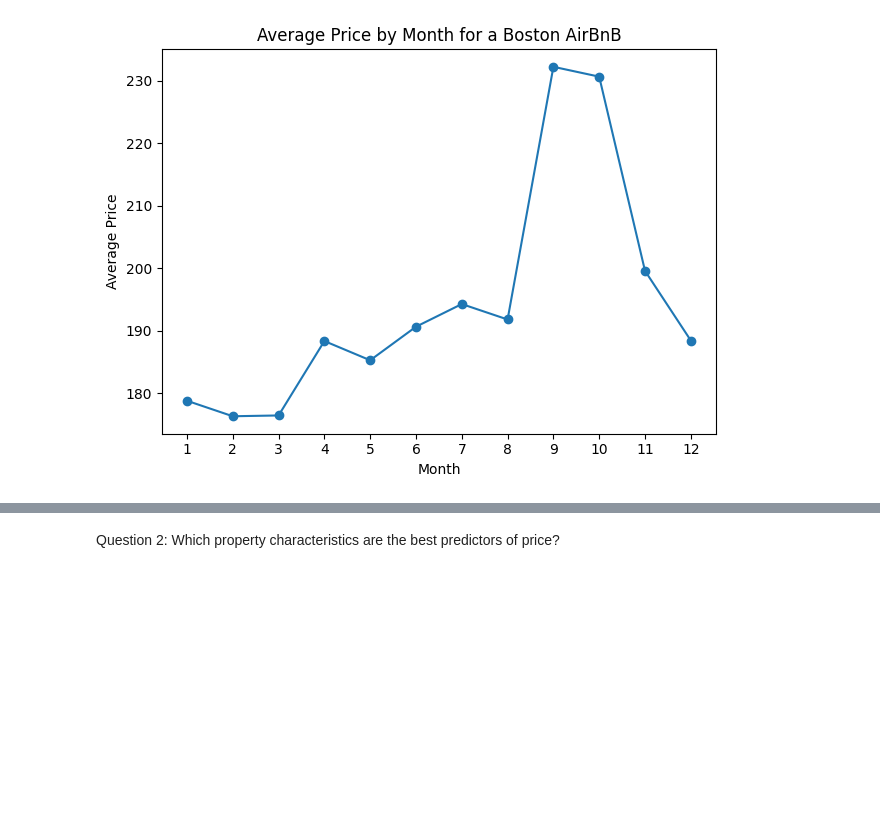
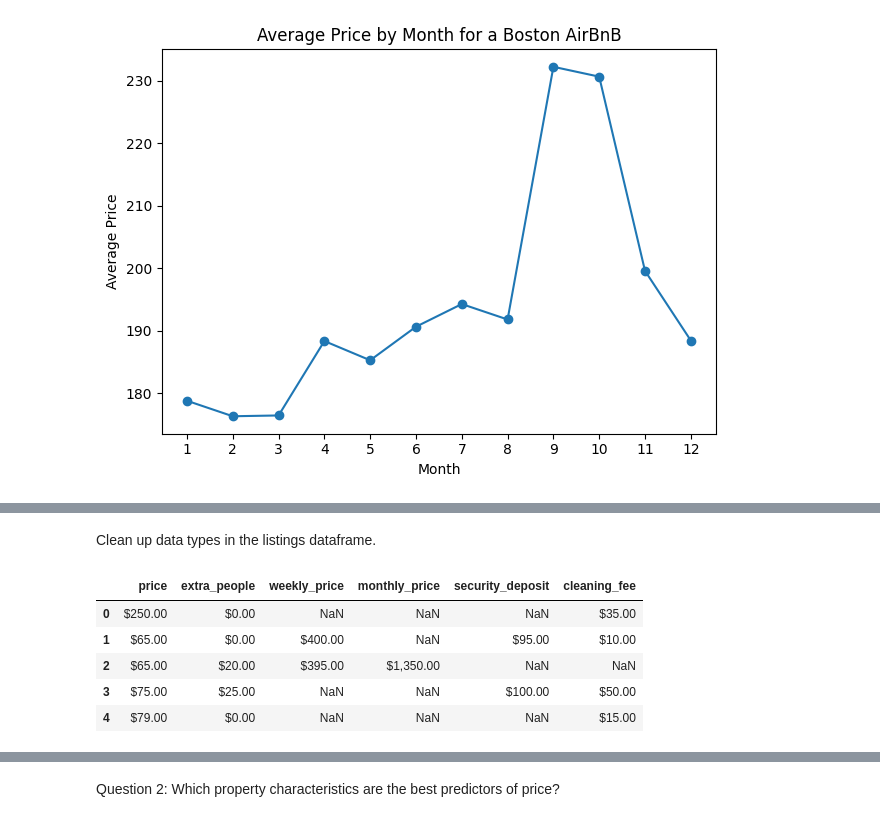
Before and after one commit to ewood242/Project_1_Data-Science-Blog, a Jupyter notebook: Project_1_Writing a Data Scientist Blog Post.ipynb, the cells around one changed output, grey strips where cells are left out. Saved outputs shown, nothing was run; the diff lists cells and outputs as text; code cells hidden in the pictures; blank space fills up the shorter version.

```diff
--- a/Project_1_Writing a Data Scientist Blog Post.ipynb
+++ b/Project_1_Writing a Data Scientist Blog Post.ipynb
@@ -309,6 +392,15 @@ listings_filtered.columns
+# %% [markdown]
+Clean up data types in the listings dataframe.
 # %%
 # Why are price fields considered object type? Let's fix this.
-listings_filtered[['weekly_price', 'monthly_price', 'security_deposit', 'cleaning_fee']].head()
+listings_filtered[['price', 'extra_people', 'weekly_price', 'monthly_price', 'security_deposit', 'cleaning_fee']].head()
+# %% [output]
+|  | price | extra_people | weekly_price | monthly_price | security_deposit | cleaning_fee |
+| 0 | $250.00 | $0.00 | NaN | NaN | NaN | $35.00 |
+| 1 | $65.00 | $0.00 | $400.00 | NaN | $95.00 | $10.00 |
+| 2 | $65.00 | $20.00 | $395.00 | $1,350.00 | NaN | NaN |
+| 3 | $75.00 | $25.00 | NaN | NaN | $100.00 | $50.00 |
+| 4 | $79.00 | $0.00 | NaN | NaN | NaN | $15.00 |
 # %%
 # price field has object dtype due to $ character
 # Remove $ from beginning of each string
```
Also changed, not shown: parts of 18 cells of this notebook.
